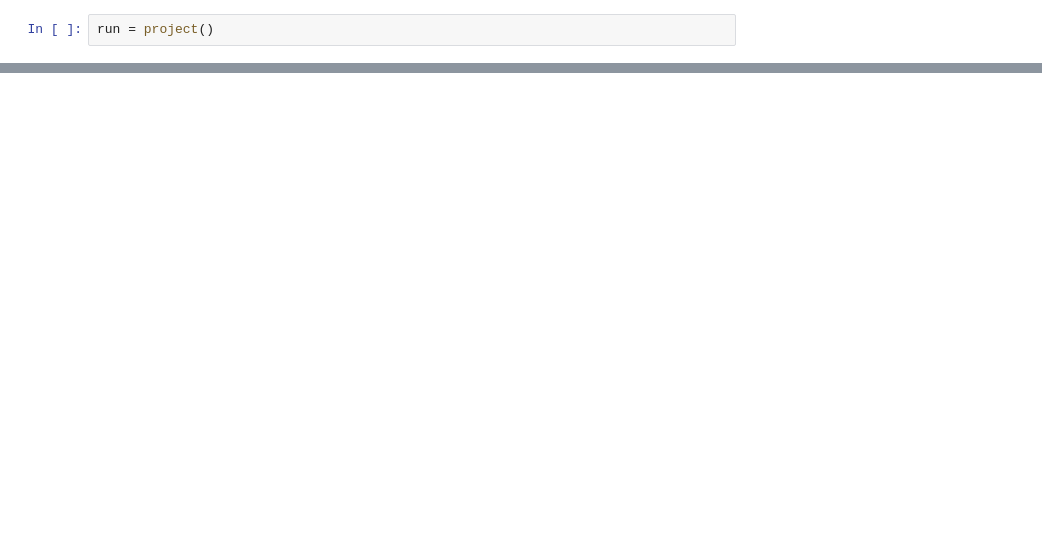
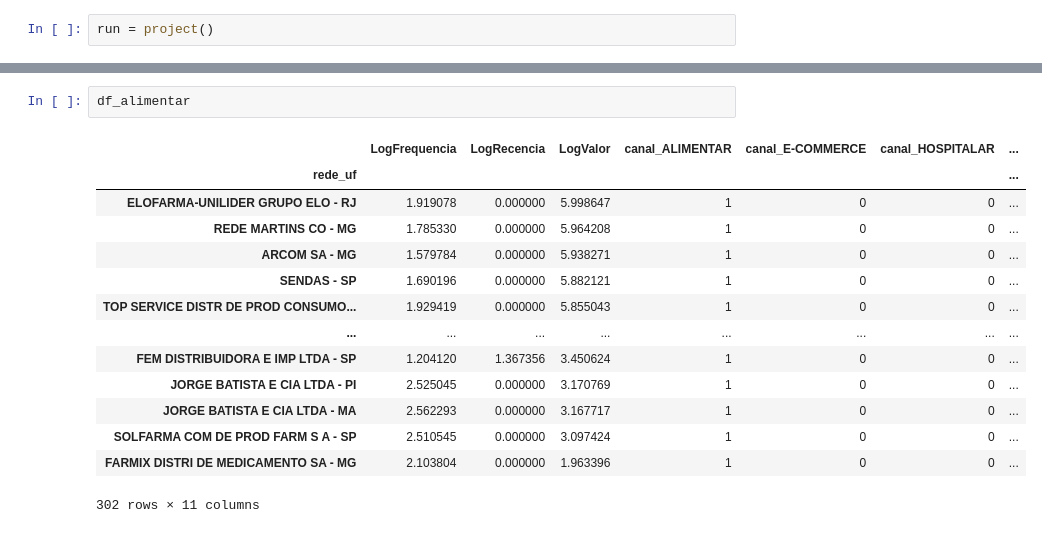
Before and after one commit to diullio/final_project_ada, a Jupyter notebook: project.ipynb, the cells around one changed output, grey strips where cells are left out. Drawn from its saved outputs; the diff is of its cells as text; blank space fills up the shorter version.

Commit message:
feat update rfv dataframe

```diff
--- a/project.ipynb
+++ b/project.ipynb
@@ -34,0 +42,17 @@ df = run.only_logs(df)
+# %%
+df_alimentar
+# %% [output]
+|  | LogFrequencia | LogRecencia | LogValor | canal_ALIMENTAR | canal_E-COMMERCE | canal_HOSPITALAR | ... |
+| rede_uf |  |  |  |  |  |  | ... |
+| ELOFARMA-UNILIDER GRUPO ELO - RJ | 1.919078 | 0.000000 | 5.998647 | 1 | 0 | 0 | ... |
+| REDE MARTINS CO - MG | 1.785330 | 0.000000 | 5.964208 | 1 | 0 | 0 | ... |
+| ARCOM SA - MG | 1.579784 | 0.000000 | 5.938271 | 1 | 0 | 0 | ... |
+| SENDAS - SP | 1.690196 | 0.000000 | 5.882121 | 1 | 0 | 0 | ... |
+| TOP SERVICE DISTR DE PROD CONSUMO... | 1.929419 | 0.000000 | 5.855043 | 1 | 0 | 0 | ... |
+| ... | ... | ... | ... | ... | ... | ... | ... |
+| FEM DISTRIBUIDORA E IMP LTDA - SP | 1.204120 | 1.367356 | 3.450624 | 1 | 0 | 0 | ... |
+| JORGE BATISTA E CIA LTDA - PI | 2.525045 | 0.000000 | 3.170769 | 1 | 0 | 0 | ... |
+| JORGE BATISTA E CIA LTDA - MA | 2.562293 | 0.000000 | 3.167717 | 1 | 0 | 0 | ... |
+| SOLFARMA COM DE PROD FARM S A - SP | 2.510545 | 0.000000 | 3.097424 | 1 | 0 | 0 | ... |
+| FARMIX DISTRI DE MEDICAMENTO SA - MG | 2.103804 | 0.000000 | 1.963396 | 1 | 0 | 0 | ... |
+302 rows × 11 columns
```
Also changed, not shown: parts of 3 cells of this notebook, 1 other file.
